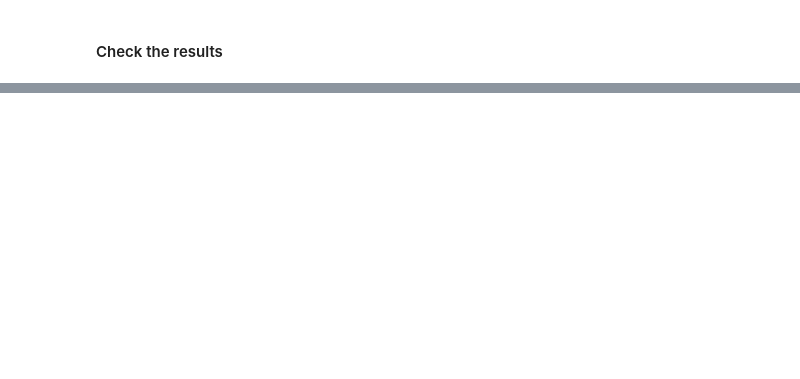
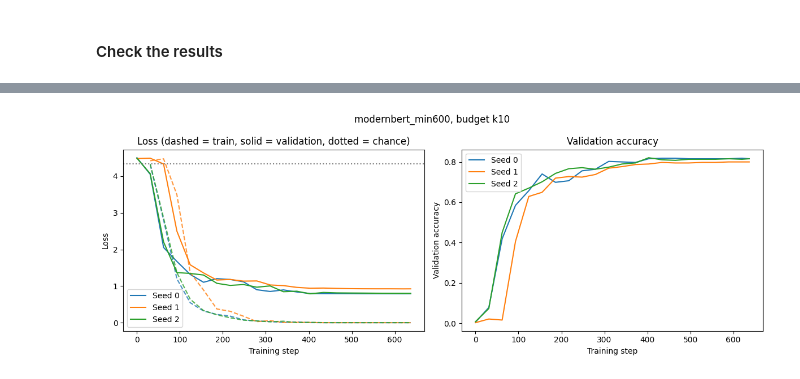
Before and after one commit to csugasi/DATASCI266-Banking77-Encoder-vs-Decoder, a Jupyter notebook: notebooks/modernbert.ipynb, the cells around one changed output, grey strips where cells are left out. Cells and saved outputs as stored; diff of their text form; code cells hidden in the pictures; blank space fills up the shorter version.

Commit message:
Add modernbert minimum 600 optimizer run for every budget

```diff
--- a/notebooks/modernbert.ipynb
+++ b/notebooks/modernbert.ipynb
@@ -124,0 +213,4 @@ dg.plot_training_curves("modernbert_min300", "k10", results_dir=RESULTS)
+# %%
+dg.plot_training_curves("modernbert_min600", "k10", results_dir=RESULTS)
+# %% [output]
+[figure, added]
```
Also changed, not shown: parts of 12 cells of this notebook.
